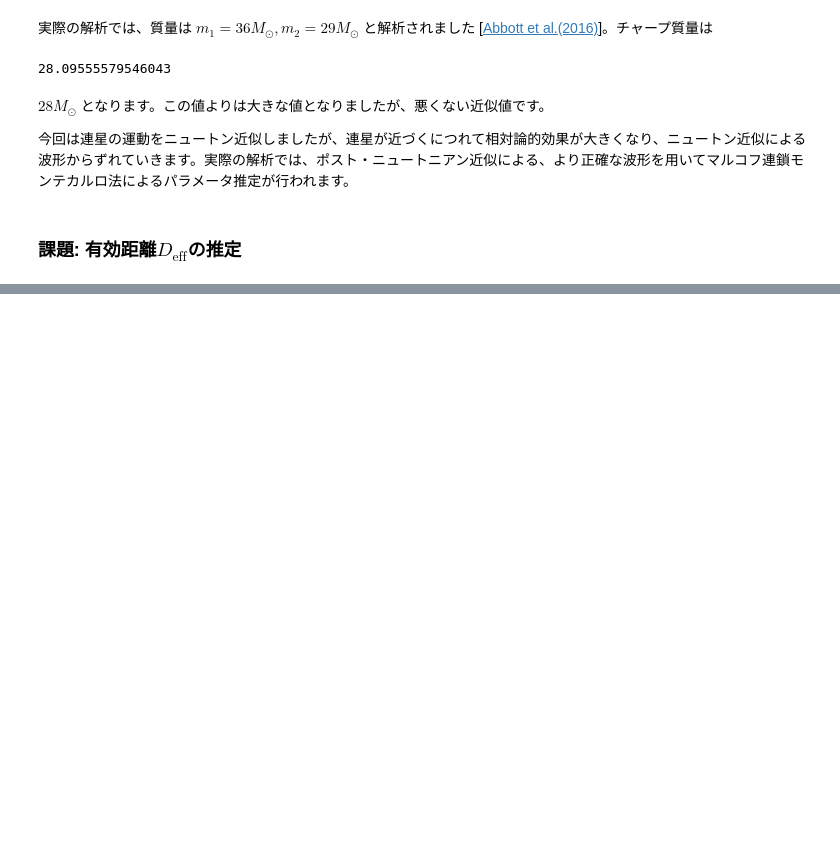
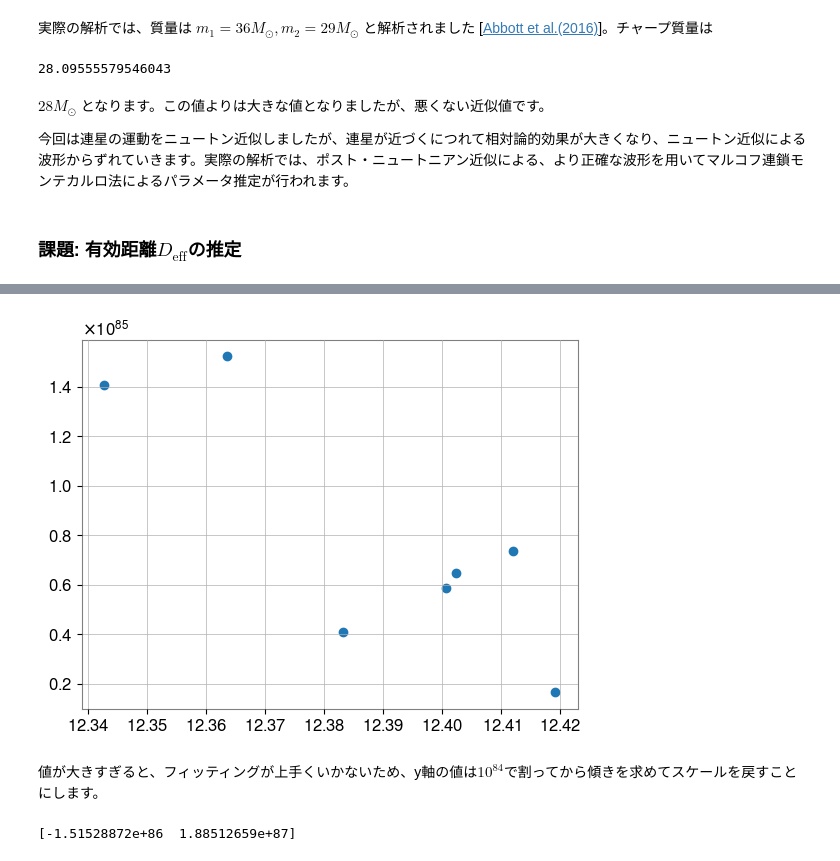
Before and after one commit to somiya-lab/dspn2023-public, a Jupyter notebook: dspn_gw_ja.ipynb, the cells around one changed output, grey strips where cells are left out. Cells and saved outputs as stored; diff of their text form; code cells hidden in the pictures; blank space fills up the shorter version.

```diff
--- a/dspn_gw_ja.ipynb
+++ b/dspn_gw_ja.ipynb
@@ -407,0 +427,21 @@ $$
+# %%
+peak_times = hcropped.times.value[peaks]
+peak_amps = hcropped.value[peaks]
+
+fig, ax = plt.subplots()
+ax.scatter(peak_times, peak_amps**(-4))
+plt.show()
+# %% [output]
+[figure, added]
+# %% [markdown]
+値が大きすぎると、フィッティングが上手くいかないため、y軸の値は$10^{84}$で割ってから傾きを求めてスケールを戻すことにします。
+# %%
+# linear regression
+def fit_func(t, a, b):
+    return a * t + b
+
+params, _ = curve_fit(fit_func, peak_times, peak_amps**(-4)*1e-84)
+params *= 1e84
+print(params)
+# %% [output]
+[-1.51528872e+86  1.88512659e+87]
```
Also changed, not shown: parts of 12 cells of this notebook, 1 other file.
